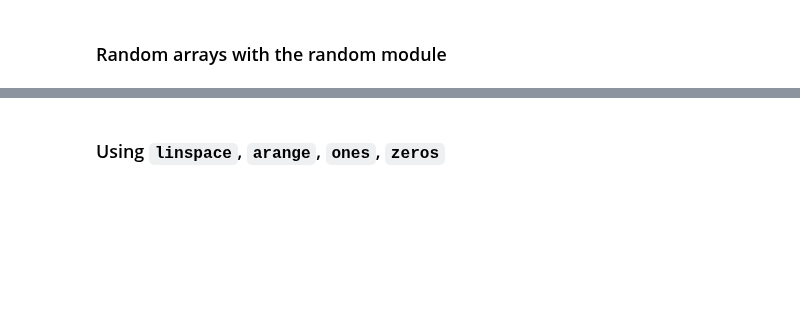
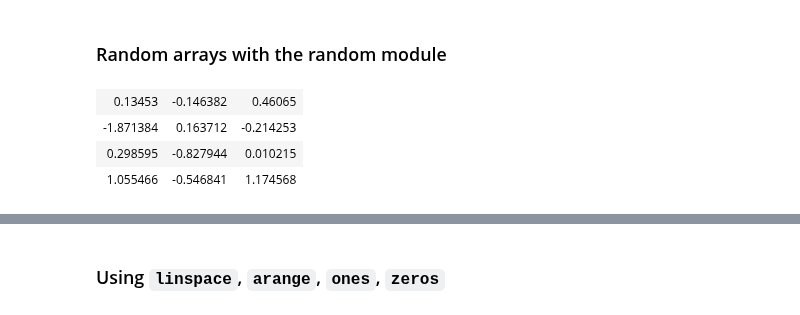
Before and after one commit to xtensor-stack/xtensor, a Jupyter notebook: notebooks/xtensor.ipynb, the cells around one changed output, grey strips where cells are left out. Drawn from its saved outputs; the diff is of its cells as text; code cells hidden in the pictures; blank space fills up the shorter version.

```diff
--- a/notebooks/xtensor.ipynb
+++ b/notebooks/xtensor.ipynb
@@ -92,4 +112,9 @@ std::cout << xt::pow(arr3, arr4);;
 #include "xtensor/xrandom.hpp"
 # %%
 xt::xarray<double> arr5 = xt::random::randn<double>({4, 3});
-std::cout << arr5;
+arr5
+# %% [output]
+| 0.13453 | -0.146382 | 0.46065 |
+| -1.871384 | 0.163712 | -0.214253 |
+| 0.298595 | -0.827944 | 0.010215 |
+| 1.055466 | -0.546841 | 1.174568 |
```
Also changed, not shown: parts of 13 cells of this notebook.
